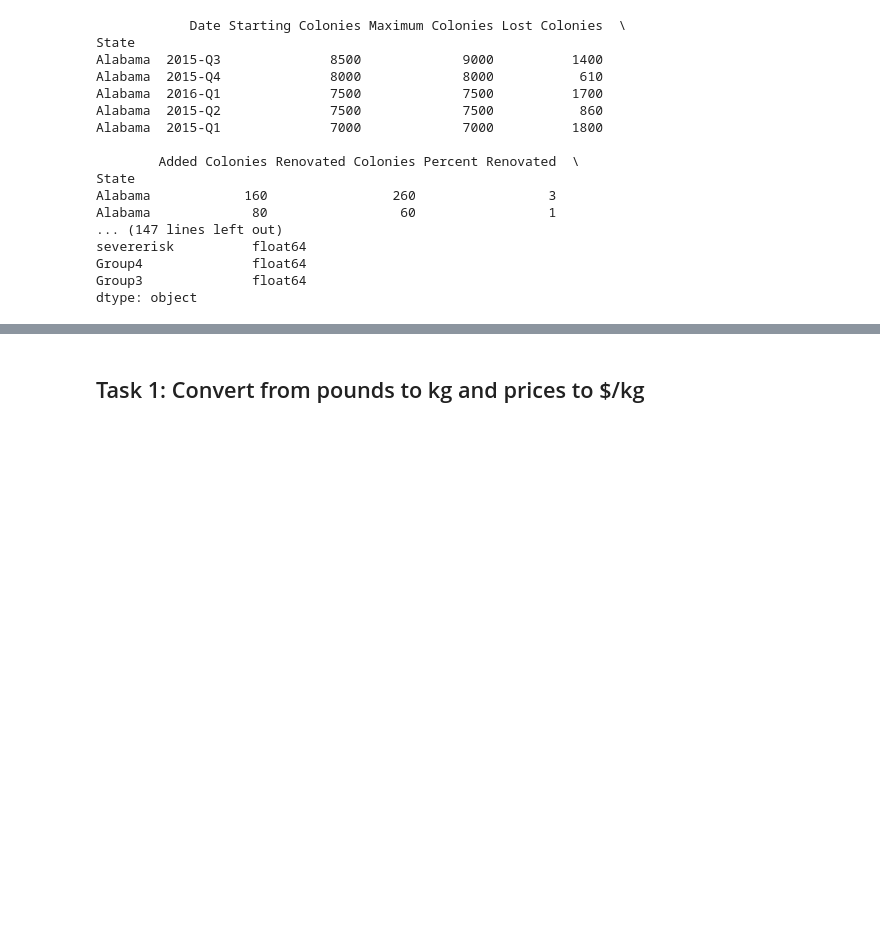
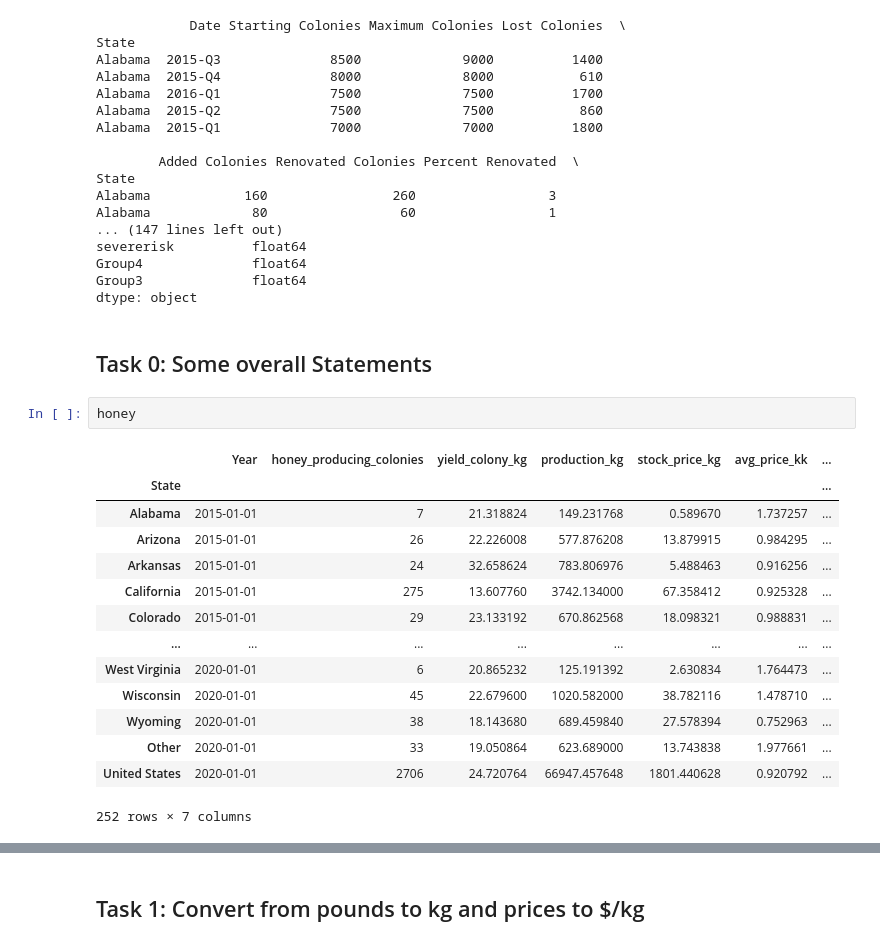
Before and after one commit to tech-academy-ev/SoSe22_Honey_and_Bees, a Jupyter notebook: Python/honey_and_bees_solution.ipynb, the cells around one changed output, grey strips where cells are left out. Saved outputs shown, nothing was run; the diff lists cells and outputs as text; blank space fills up the shorter version.

Commit message:
overall statements, missing values, percent lost, ... added

```diff
--- a/Python/honey_and_bees_solution.ipynb
+++ b/Python/honey_and_bees_solution.ipynb
@@ -120,3 +120,22 @@ severerisk          float64
 Group4              float64
 Group3              float64
 dtype: object
+# %% [markdown]
+## Task 0: Some overall Statements
+# %%
+honey
+# %% [output]
+|  | Year | honey_producing_colonies | yield_colony_kg | production_kg | stock_price_kg | avg_price_kk | ... |
+| State |  |  |  |  |  |  | ... |
+| Alabama | 2015-01-01 | 7 | 21.318824 | 149.231768 | 0.589670 | 1.737257 | ... |
+| Arizona | 2015-01-01 | 26 | 22.226008 | 577.876208 | 13.879915 | 0.984295 | ... |
+| Arkansas | 2015-01-01 | 24 | 32.658624 | 783.806976 | 5.488463 | 0.916256 | ... |
+| California | 2015-01-01 | 275 | 13.607760 | 3742.134000 | 67.358412 | 0.925328 | ... |
+| Colorado | 2015-01-01 | 29 | 23.133192 | 670.862568 | 18.098321 | 0.988831 | ... |
+| ... | ... | ... | ... | ... | ... | ... | ... |
+| West Virginia | 2020-01-01 | 6 | 20.865232 | 125.191392 | 2.630834 | 1.764473 | ... |
+| Wisconsin | 2020-01-01 | 45 | 22.679600 | 1020.582000 | 38.782116 | 1.478710 | ... |
+| Wyoming | 2020-01-01 | 38 | 18.143680 | 689.459840 | 27.578394 | 0.752963 | ... |
+| Other | 2020-01-01 | 33 | 19.050864 | 623.689000 | 13.743838 | 1.977661 | ... |
+| United States | 2020-01-01 | 2706 | 24.720764 | 66947.457648 | 1801.440628 | 0.920792 | ... |
+252 rows × 7 columns
```
Also changed, not shown: parts of 9 cells of this notebook.
